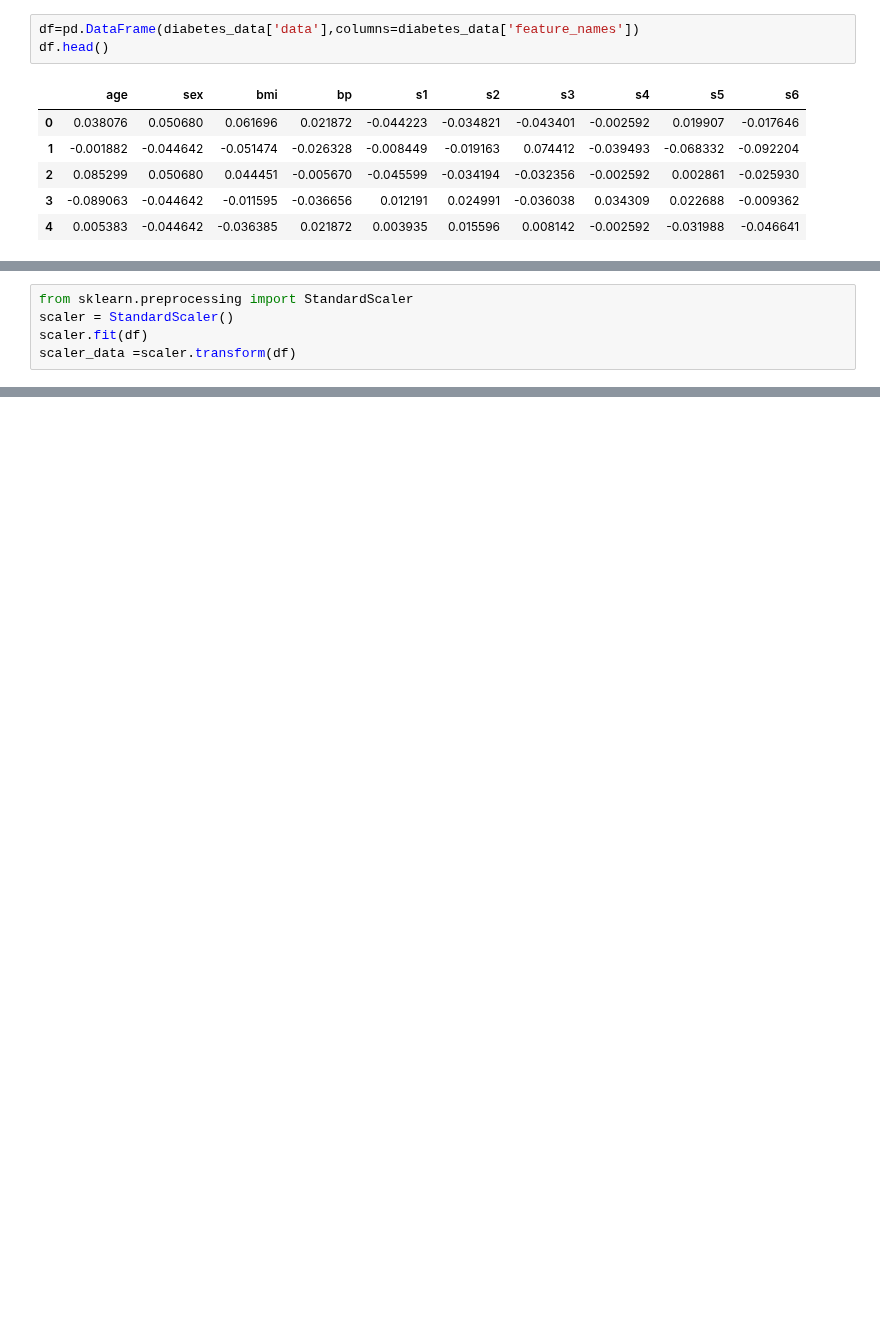
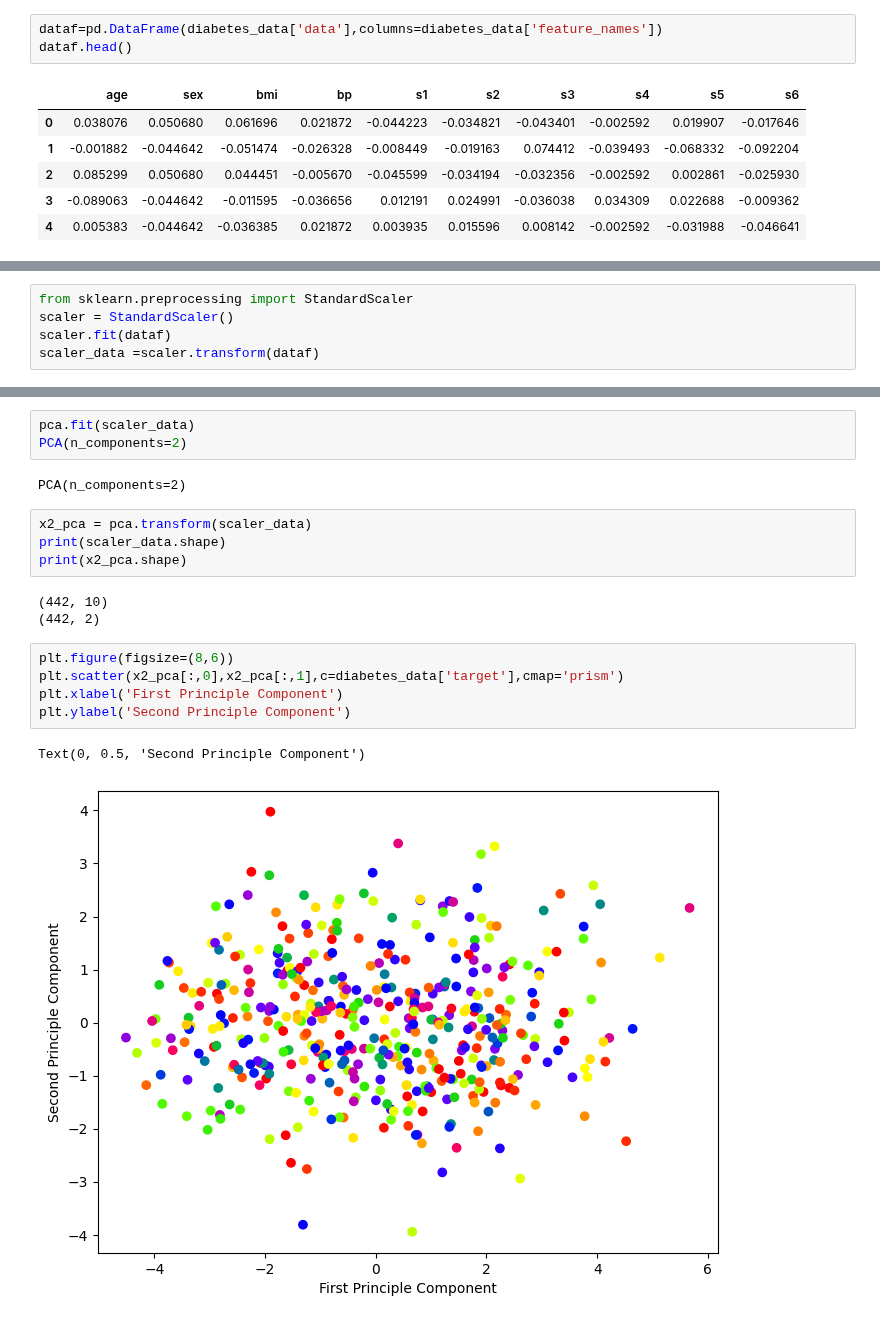
Before and after one commit to Guhan2348519/ADVANCED-ML-tasks, a Jupyter notebook: 2348519_lab6.ipynb, the cells around one changed output, grey strips where cells are left out. Cells and saved outputs as stored; diff of their text form; blank space fills up the shorter version.

```diff
--- a/2348519_lab6.ipynb
+++ b/2348519_lab6.ipynb
@@ -352,8 +352,8 @@ print(diabetes_data)
         94., 183.,  66., 173.,  72.,  49.,  64.,  48., 178., 104., 132.,
        220.,  57.]), 'frame': None, 'DESCR': '.. _diabetes_dataset:\n\nDiabetes dataset\n----------------\n\nTen baseline variables, age, sex, body mass index, average blood\npressure, and six blood s ...
 # %%
-df=pd.DataFrame(diabetes_data['data'],columns=diabetes_data['feature_names'])
-df.head()
+dataf=pd.DataFrame(diabetes_data['data'],columns=diabetes_data['feature_names'])
+dataf.head()
 # %% [output]
 |  | age | sex | bmi | bp | s1 | s2 | s3 | s4 | s5 | s6 |
 | 0 | 0.038076 | 0.050680 | 0.061696 | 0.021872 | -0.044223 | -0.034821 | -0.043401 | -0.002592 | 0.019907 | -0.017646 |
@@ -364,5 +367,5 @@ df.head()
 # %%
 from sklearn.preprocessing import StandardScaler
 scaler = StandardScaler()
-scaler.fit(df)
-scaler_data =scaler.transform(df)
+scaler.fit(dataf)
+scaler_data =scaler.transform(dataf)
@@ -368,0 +393,20 @@ scaler_data =scaler.transform(df)
+# %%
+pca.fit(scaler_data)
+PCA(n_components=2)
+# %% [output]
+PCA(n_components=2)
+# %%
+x2_pca = pca.transform(scaler_data)
+print(scaler_data.shape)
+print(x2_pca.shape)
+# %% [output]
+(442, 10)
+(442, 2)
+# %%
+plt.figure(figsize=(8,6))
+plt.scatter(x2_pca[:,0],x2_pca[:,1],c=diabetes_data['target'],cmap='prism')
+plt.xlabel('First Principle Component')
+plt.ylabel('Second Principle Component')
+# %% [output]
+Text(0, 0.5, 'Second Principle Component')
+[figure, added]
```
Also changed, not shown: parts of 5 cells of this notebook.
